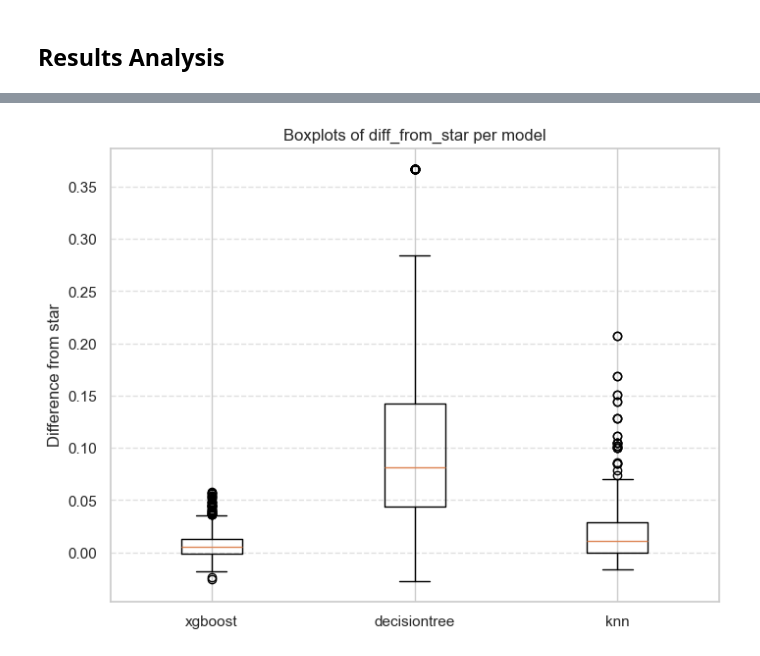
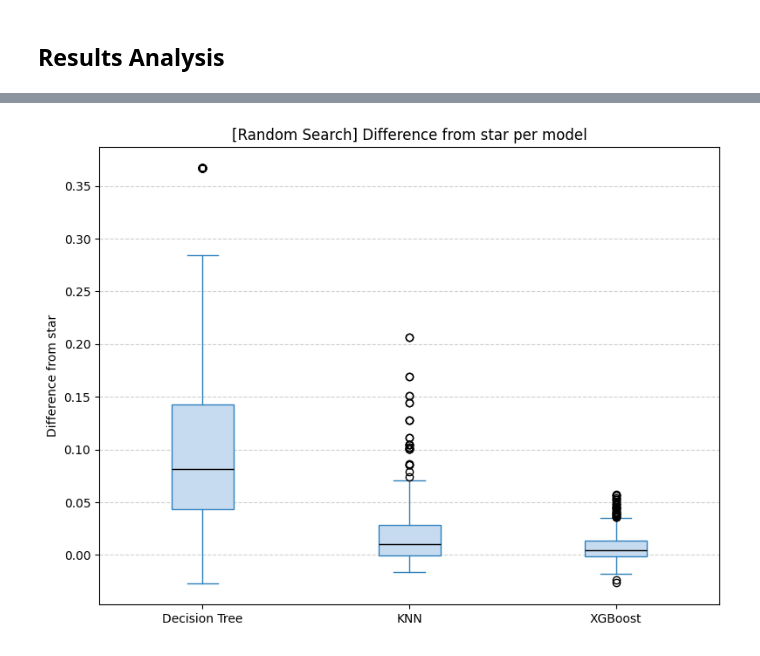
Before and after one commit to zielinskim04/HyperparameterTunability, a Jupyter notebook: ResultsAnalysis.ipynb, the cells around one changed output, grey strips where cells are left out. Saved outputs shown, nothing was run; the diff lists cells and outputs as text; code cells hidden in the pictures.

```diff
--- a/ResultsAnalysis.ipynb
+++ b/ResultsAnalysis.ipynb
@@ -117,14 +131,26 @@ array(['XGBoost', 'Decision Tree', 'KNN'], dtype=object)
 # %%
-models = all_df['model'].unique()
+# Boxplots for random distribution of diff_from_star to analyze model tunability
+def plot_boxplot_diff_from_star(all_df, title_prefix=""):
+    models = all_df['model'].unique()
+    data_to_plot = [all_df.loc[all_df['model'] == m, 'diff_from_star'] for m in models]
 
-# dane do boxplotów: dla każdego modelu bierzemy diff_from_star
-data_to_plot = [all_df.loc[all_df['model'] == m, 'diff_from_star'] for m in models]
+    plt.figure(figsize=(8, 6))
+    plt.boxplot(
+        data_to_plot,
+        labels=models,
+        patch_artist=True,
+        medianprops={'color': 'black'},
+        boxprops={'facecolor': '#c6dbef', 'color': '#3182bd'},
+        whiskerprops={'color': '#3182bd'},
+        capprops={'color': '#3182bd'}
+    )
 
-plt.figure(figsize=(8, 6))
-plt.boxplot(data_to_plot, labels=models)
-plt.ylabel("Difference from star")
-plt.title("Boxplots of diff_from_star per model")
-plt.grid(axis='y', linestyle='--', alpha=0.6)
-plt.show()
+    plt.ylabel("Difference from star")
+    plt.title(f"{title_prefix}Difference from star per model")
+    plt.grid(axis='y', linestyle='--', alpha=0.6)
+    plt.tight_layout()
+    plt.show()
-# %% [output]
-[figure, removed]
+# %%
+plot_boxplot_diff_from_star(all_random, title_prefix="[Random Search] ")
+# %% [output]
+[figure, added]
```
Also changed, not shown: parts of 17 cells of this notebook, 3 other files.
